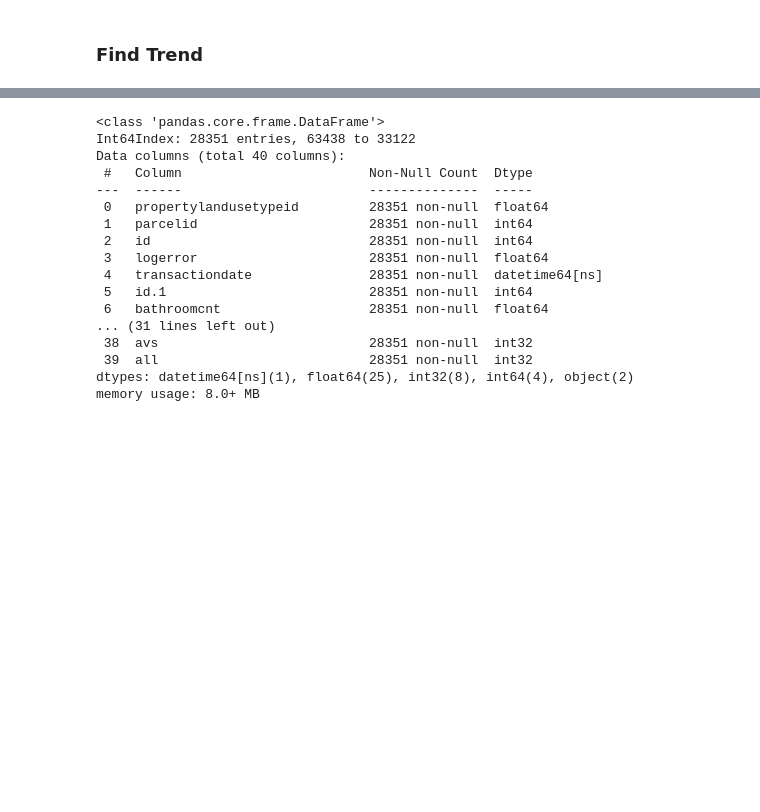
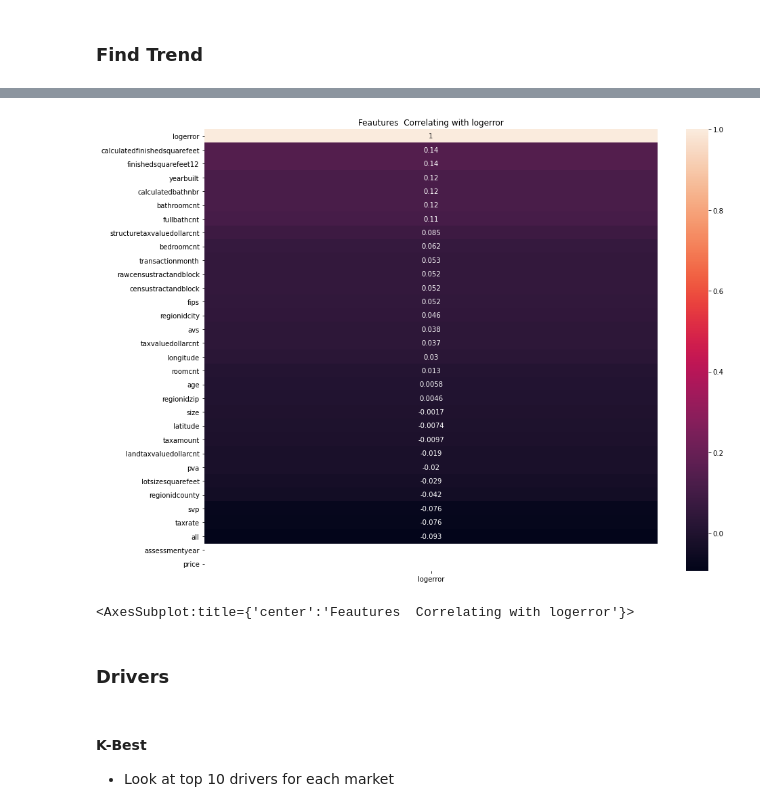
Before and after one commit to carterrxavier/clustering-project, a Jupyter notebook: initialnotebook.ipynb, the cells around one changed output, grey strips where cells are left out. Drawn from its saved outputs; the diff is of its cells as text; code cells hidden in the pictures; blank space fills up the shorter version.

```diff
--- a/initialnotebook.ipynb
+++ b/initialnotebook.ipynb
@@ -369,30 +350,17 @@ test_scaled['all'] = X['all']
-# %%
-train_scaled.info()
-# %% [output]
-<class 'pandas.core.frame.DataFrame'>
-Int64Index: 28351 entries, 63438 to 33122
-Data columns (total 40 columns):
- #   Column                        Non-Null Count  Dtype
----  ------                        --------------  -----
- 0   propertylandusetypeid         28351 non-null  float64
- 1   parcelid                      28351 non-null  int64
- 2   id                            28351 non-null  int64
- 3   logerror                      28351 non-null  float64
- 4   transactiondate               28351 non-null  datetime64[ns]
- 5   id.1                          28351 non-null  int64
- 6   bathroomcnt                   28351 non-null  float64
-... (31 lines left out)
- 38  avs                           28351 non-null  int32
- 39  all                           28351 non-null  int32
-dtypes: datetime64[ns](1), float64(25), int32(8), int64(4), object(2)
-memory usage: 8.0+ MB
 # %%
 train_scaled = train_scaled.drop(columns=['propertylandusetypeid','parcelid','id','id.1',\
                                           'transactiondate','propertycountylandusecode',\
-                                          'propertylandusedesc'])
+                                          'propertylandusedesc','logbin'])
 validate_scaled = validate_scaled.drop(columns=['propertylandusetypeid','parcelid','id','id.1',\
                                           'transactiondate','propertycountylandusecode',\
                                           'propertylandusedesc'])
 test_scaled = test_scaled.drop(columns=['propertylandusetypeid','parcelid','id','id.1',\
                                           'transactiondate','propertycountylandusecode',\
                                           'propertylandusedesc'])
+# %%
+explore.get_heatmap(train_scaled[train_scaled['price'] == 1], 'logerror')
+# %% [output]
+[figure, added]
+<AxesSubplot:title={'center':'Feautures  Correlating with logerror'}>
+# %% [markdown]
+### Drivers
@@ -398,0 +380,3 @@ test_scaled = test_scaled.drop(columns=['propertylandusetypeid','parcelid','id',
+# %% [markdown]
+#### K-Best
+- Look at top 10 drivers for each market
```
Also changed, not shown: parts of 32 cells of this notebook, 3 other files.
